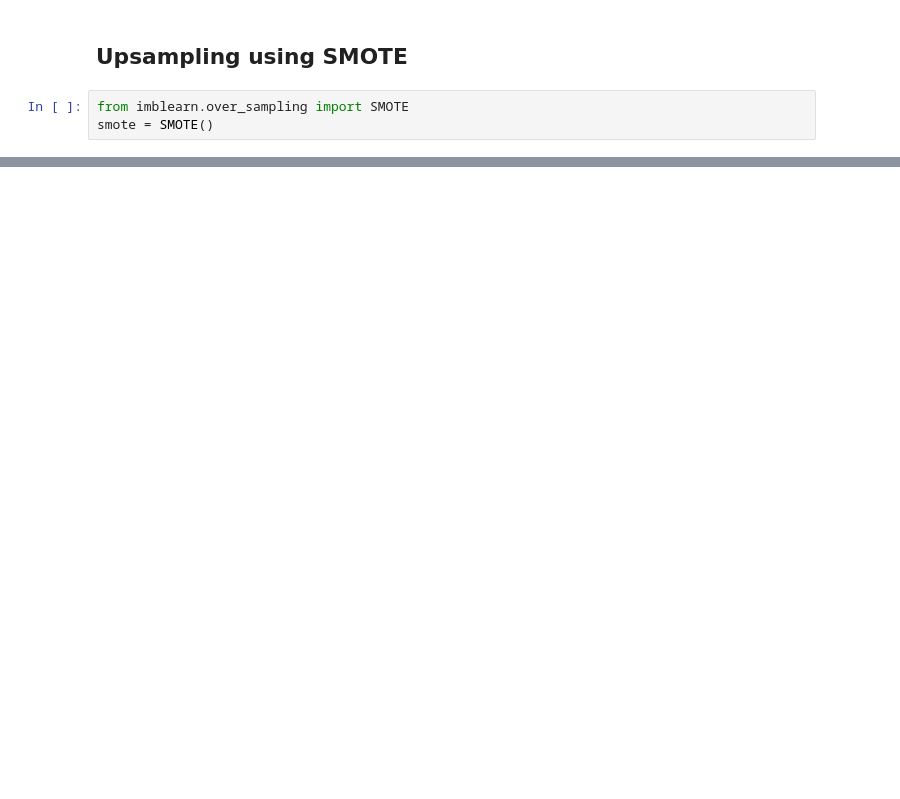
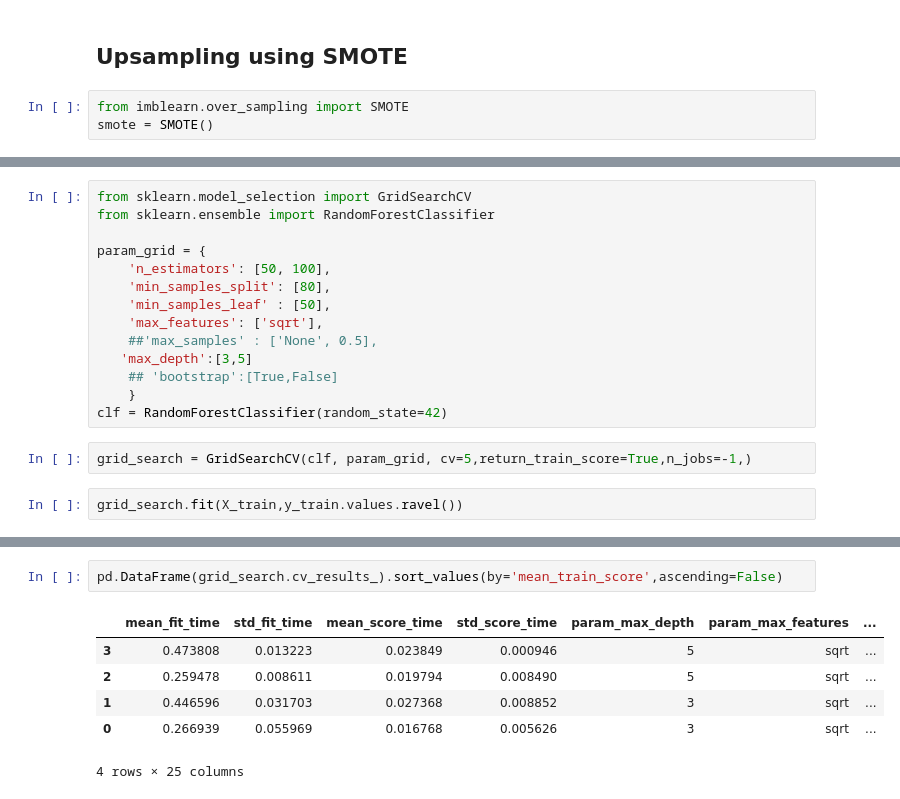
Before and after one commit to Shacham-R/Shacham.R.Labs-Ironhack, a Jupyter notebook: Week6/ISP_Churn_classifier_tree.ipynb, the cells around one changed output, grey strips where cells are left out. Drawn from its saved outputs; the diff is of its cells as text; blank space fills up the shorter version.

```diff
--- a/Week6/ISP_Churn_classifier_tree.ipynb
+++ b/Week6/ISP_Churn_classifier_tree.ipynb
@@ -407,0 +376,18 @@ Name: count, dtype: int64
+# %%
+from sklearn.model_selection import GridSearchCV
+from sklearn.ensemble import RandomForestClassifier
+
+param_grid = {
+    'n_estimators': [50, 100],
+    'min_samples_split': [80],
+    'min_samples_leaf' : [50],
+    'max_features': ['sqrt'],
+    ##'max_samples' : ['None', 0.5],
+   'max_depth':[3,5]
+    ## 'bootstrap':[True,False]
+    }
+clf = RandomForestClassifier(random_state=42)
+# %%
+grid_search = GridSearchCV(clf, param_grid, cv=5,return_train_score=True,n_jobs=-1,)
+# %%
+grid_search.fit(X_train,y_train.values.ravel())
@@ -407,0 +409,9 @@ Name: count, dtype: int64
+# %%
+pd.DataFrame(grid_search.cv_results_).sort_values(by='mean_train_score',ascending=False)
+# %% [output]
+|  | mean_fit_time | std_fit_time | mean_score_time | std_score_time | param_max_depth | param_max_features | ... |
+| 3 | 0.473808 | 0.013223 | 0.023849 | 0.000946 | 5 | sqrt | ... |
+| 2 | 0.259478 | 0.008611 | 0.019794 | 0.008490 | 5 | sqrt | ... |
+| 1 | 0.446596 | 0.031703 | 0.027368 | 0.008852 | 3 | sqrt | ... |
+| 0 | 0.266939 | 0.055969 | 0.016768 | 0.005626 | 3 | sqrt | ... |
+4 rows × 25 columns
```
Also changed, not shown: parts of 13 cells of this notebook, 1 other file.
